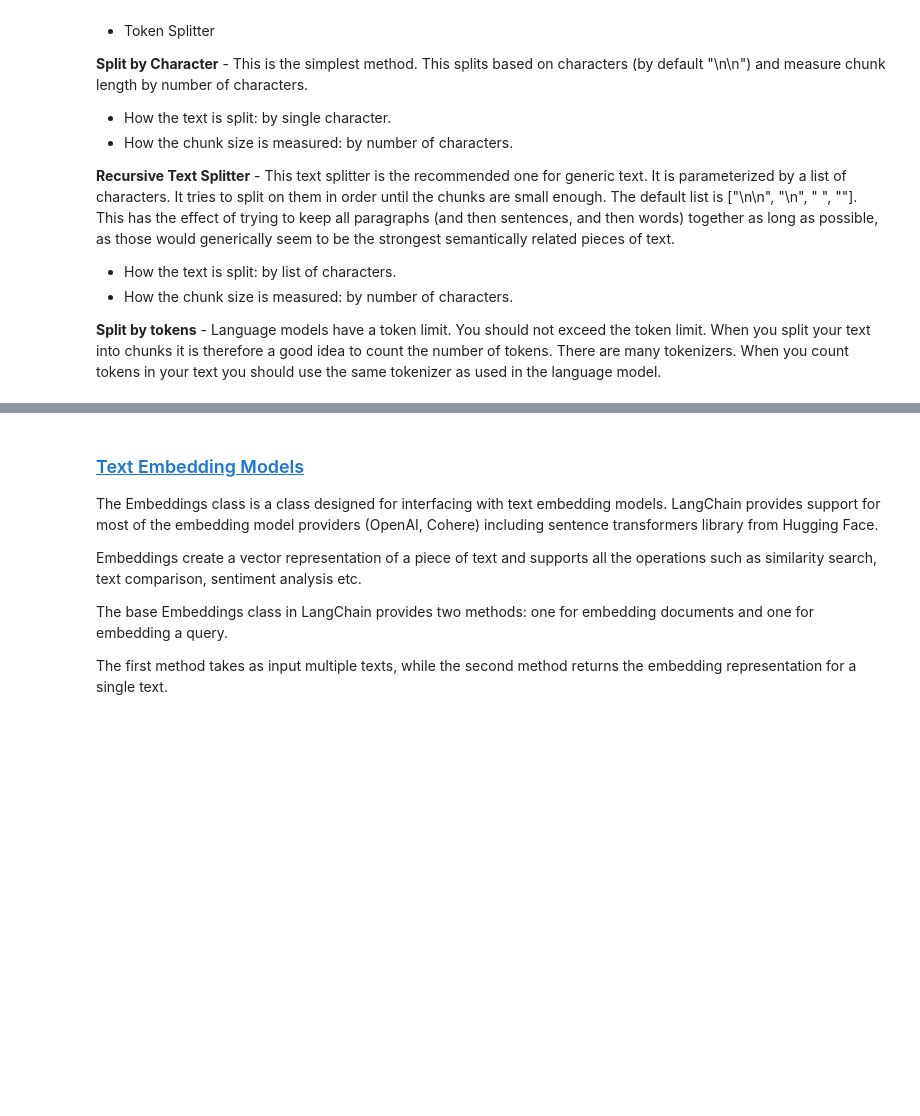
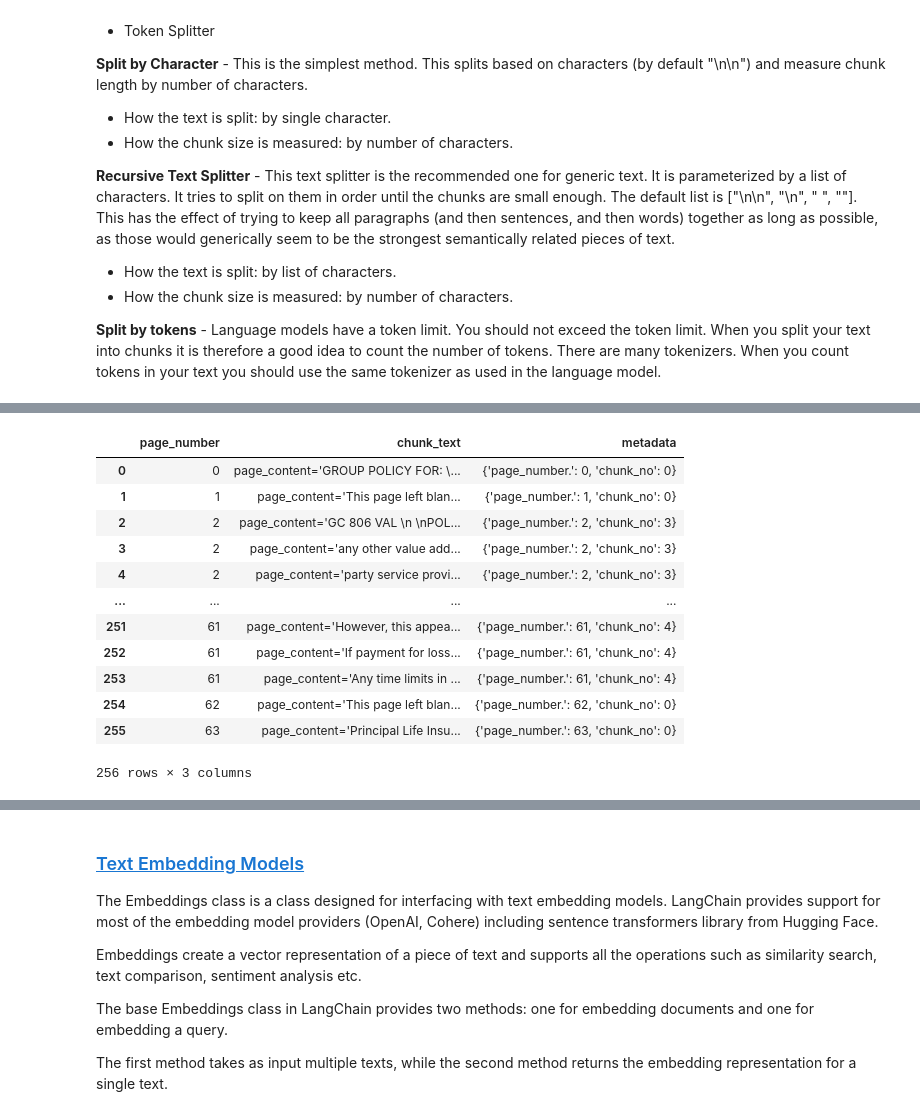
Before and after one commit to Gyan1494/semantic-spotter-project-1, a Jupyter notebook: semantic-spotter-langchain-notebook.ipynb, the cells around one changed output, grey strips where cells are left out. Saved outputs shown, nothing was run; the diff lists cells and outputs as text; code cells hidden in the pictures; blank space fills up the shorter version.

Commit message:
Initial commit

```diff
--- a/semantic-spotter-langchain-notebook.ipynb
+++ b/semantic-spotter-langchain-notebook.ipynb
@@ -222,0 +246,4 @@ You have 225 documents
+# %%
+# Iterating over all page titles to create the final df with individual chunks
+page_nos = df.page_number
+page_nos
@@ -222,0 +263,52 @@ You have 225 documents
+# %%
+from langchain.text_splitter import RecursiveCharacterTextSplitter
+from langchain.schema import Document
+
+
+# Initialize the RecursiveCharacterTextSplitter (customize chunk size and overlap as needed)
+text_splitter = RecursiveCharacterTextSplitter(chunk_size=500, chunk_overlap=10)
+
+def process_page(page_no):
+    page = df[df.page_number == page_no].text_content.values[0]
+    metadata = df[df.page_number == page_no].metadata.values[0]
+
+    if page is not None:
+        document = Document(page_content=page, metadata=metadata)
+        text_chunks = text_splitter.split_documents([document])
+
+        # Creating a DataFrame to store the chunks, page title and page metadata
+        new_df = {'page_number': [], 'chunk_text': [], 'metadata': []}
+
+        for index, chunk in enumerate(text_chunks):
+            new_df['page_number'].append(page_no)
+            new_df['chunk_text'].append(chunk)
+
+            # adding chunk no as part of metadata
+            metadata['chunk_no'] = index
+            new_df['metadata'].append(metadata)
+
+        return pd.DataFrame(new_df)
+# %%
+# creating a dataframe after calling process
+all_dfs = []
+for page_no in page_nos:
+    processed_df = process_page(page_no)
+    if processed_df is not None:
+        all_dfs.append(processed_df)
+
+fixed_chunk_df = pd.concat(all_dfs, ignore_index=True)
+fixed_chunk_df
+# %% [output]
+|  | page_number | chunk_text | metadata |
+| 0 | 0 | page_content='GROUP POLICY FOR: \... | {'page_number.': 0, 'chunk_no': 0} |
+| 1 | 1 | page_content='This page left blan... | {'page_number.': 1, 'chunk_no': 0} |
+| 2 | 2 | page_content='GC 806 VAL \n \nPOL... | {'page_number.': 2, 'chunk_no': 3} |
+| 3 | 2 | page_content='any other value add... | {'page_number.': 2, 'chunk_no': 3} |
+| 4 | 2 | page_content='party service provi... | {'page_number.': 2, 'chunk_no': 3} |
+| ... | ... | ... | ... |
+| 251 | 61 | page_content='However, this appea... | {'page_number.': 61, 'chunk_no': 4} |
+| 252 | 61 | page_content='If payment for loss... | {'page_number.': 61, 'chunk_no': 4} |
+| 253 | 61 | page_content='Any time limits in ... | {'page_number.': 61, 'chunk_no': 4} |
+| 254 | 62 | page_content='This page left blan... | {'page_number.': 62, 'chunk_no': 0} |
+| 255 | 63 | page_content='Principal Life Insu... | {'page_number.': 63, 'chunk_no': 0} |
+256 rows × 3 columns
```
Also changed, not shown: parts of 74 cells of this notebook.
